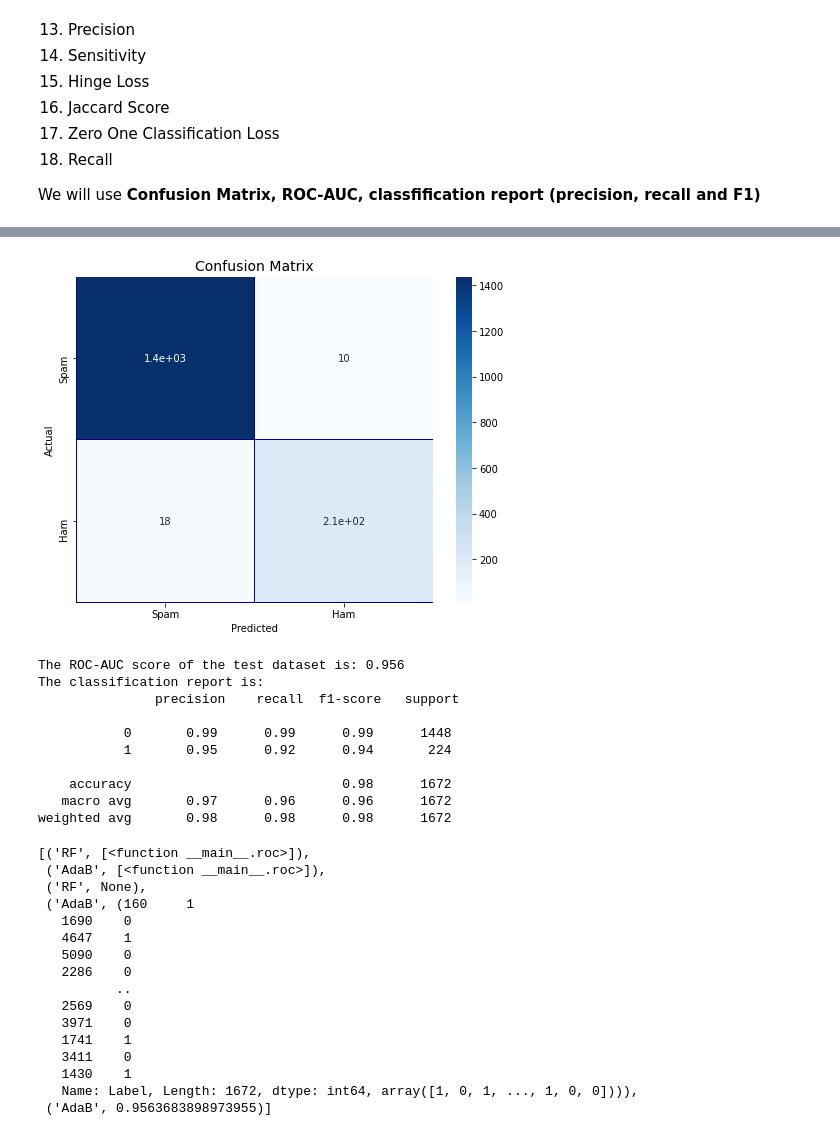
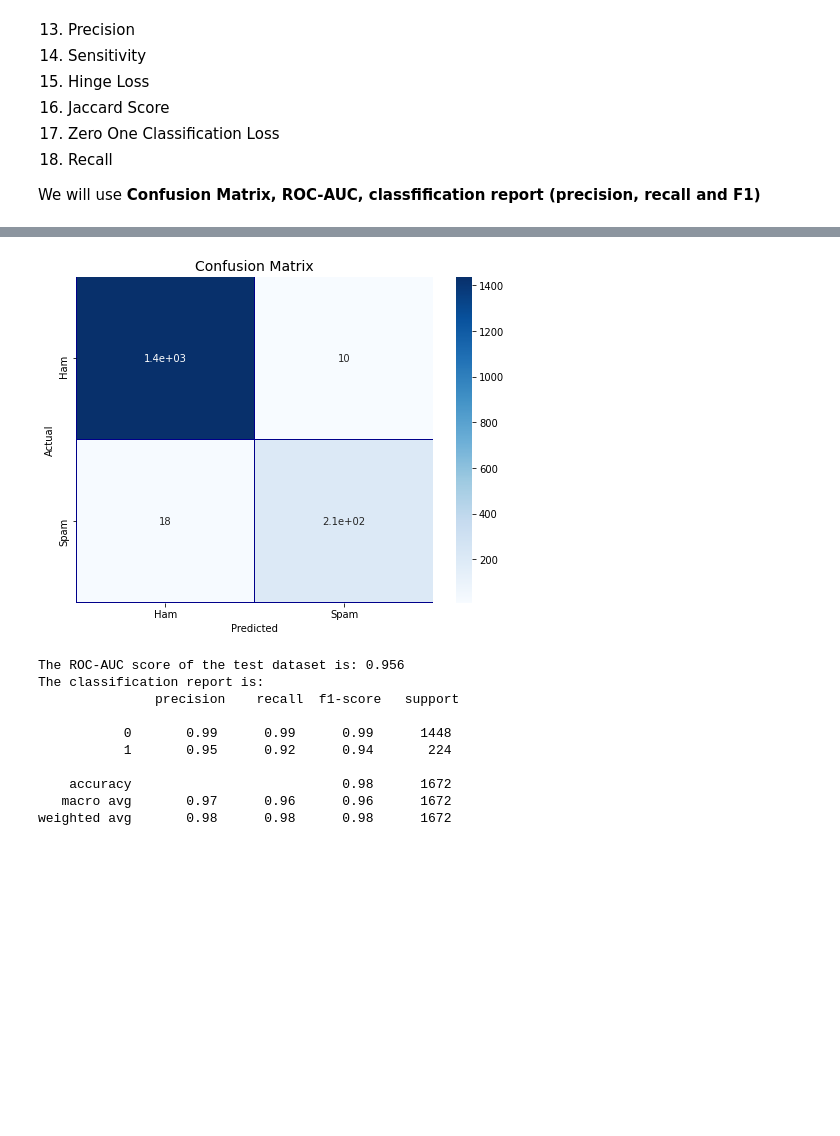
Before and after one commit to worklifesg/Natural-Language-Processing, a Jupyter notebook: Projects/ 2. Spam Ham Detection Project/Spam_Ham_Detection_and_Patterns.ipynb, the cells around one changed output, grey strips where cells are left out. Drawn from its saved outputs; the diff is of its cells as text; code cells hidden in the pictures; blank space fills up the shorter version.

```diff
--- a/Projects/ 2. Spam Ham Detection Project/Spam_Ham_Detection_and_Patterns.ipynb
+++ b/Projects/ 2. Spam Ham Detection Project/Spam_Ham_Detection_and_Patterns.ipynb
@@ -322,12 +322,12 @@ from sklearn.metrics import accuracy_score
 from sklearn.metrics import roc_auc_score
 from sklearn.metrics import classification_report,confusion_matrix
 
-def confusion_matrix(y_test,prediction):
+def plot_confusion_matrix(y_test,prediction):
   plt.figure(figsize=(8,6))
   cm = pd.crosstab(y_test, prediction, rownames=['Actual'], colnames=['Predicted'])
   sns.heatmap(cm,
-              xticklabels=['Spam', 'Ham'],
-              yticklabels=['Spam', 'Ham'],
+              xticklabels=['Ham', 'Spam'],
+              yticklabels=['Ham', 'Spam'],
               annot=True,
               linewidths=.2,linecolor="Darkblue", cmap="Blues")
   plt.title('Confusion Matrix', fontsize=14)
@@ -341,7 +341,9 @@ def class_report(y_test,predictions):
   class_report_score=classification_report(y_test, predictions)
   print('The classification report is: \n',class_report_score)
 
-pred_roc = []
+pred_roc = [] #to store roc score
+false_positive =[] # to store false positives
+false_negative = [] #to store false negatives
 # %%
 # Random Forest Classifier
 
@@ -353,9 +355,12 @@ clf = RandomForestClassifier(n_jobs=4,
 clf.fit(X_train,y_train)
 preds=clf.predict(X_test)
 
-confusion_matrix(y_test,preds)
+plot_confusion_matrix(y_test,preds)
 roc(y_test,preds)
 class_report(y_test,preds)
 
+
 pred_roc.append(('RF', roc_auc_score(y_test,preds)))
+false_positive.append(('RF', confusion_matrix(y_test, preds)[0][1]))
+false_negative.append(('RF', confusion_matrix(y_test, preds)[1][0]))
 # %% [output]
@@ -375,20 +378,23 @@ The ROC-AUC score of the test dataset is: 0.913
 # %%
 # AdaBoost Classifier
 
 clf2 = AdaBoostClassifier(random_state=21,
                              algorithm='SAMME.R',
                              learning_rate=0.8,
                              n_estimators=100)
 
 clf2.fit(X_train,y_train)
 preds2=clf2.predict(X_test)
 
-confusion_matrix(y_test,preds2)
+plot_confusion_matrix(y_test,preds2)
 roc(y_test,preds2)
 class_report(y_test,preds2)
-pred_scores_roc.append(('AdaB', roc_auc_score(y_test,preds2)))
+
+pred_roc.append(('AdaB', roc_auc_score(y_test,preds2)))
+false_positive.append(('AdaB', confusion_matrix(y_test, preds2)[0][1]))
+false_negative.append(('AdaB', confusion_matrix(y_test, preds2)[1][0]))
 # %% [output]
-[figure, old version]
+[figure, new version]
 The ROC-AUC score of the test dataset is: 0.956
 The classification report is:
                precision    recall  f1-score   support
@@ -399,22 +405,6 @@ The classification report is:
     accuracy                           0.98      1672
    macro avg       0.97      0.96      0.96      1672
 weighted avg       0.98      0.98      0.98      1672
-[('RF', [<function __main__.roc>]),
- ('AdaB', [<function __main__.roc>]),
- ('RF', None),
- ('AdaB', (160     1
-   1690    0
-   4647    1
-   5090    0
-   2286    0
-          ..
-   2569    0
-   3971    0
-   1741    1
-   3411    0
-   1430    1
-   Name: Label, Length: 1672, dtype: int64, array([1, 0, 1, ..., 1, 0, 0]))),
- ('AdaB', 0.9563683898973955)]
 # %%
 # CatBoost Classifier
 
```
Also changed, not shown: parts of 12 cells of this notebook.
